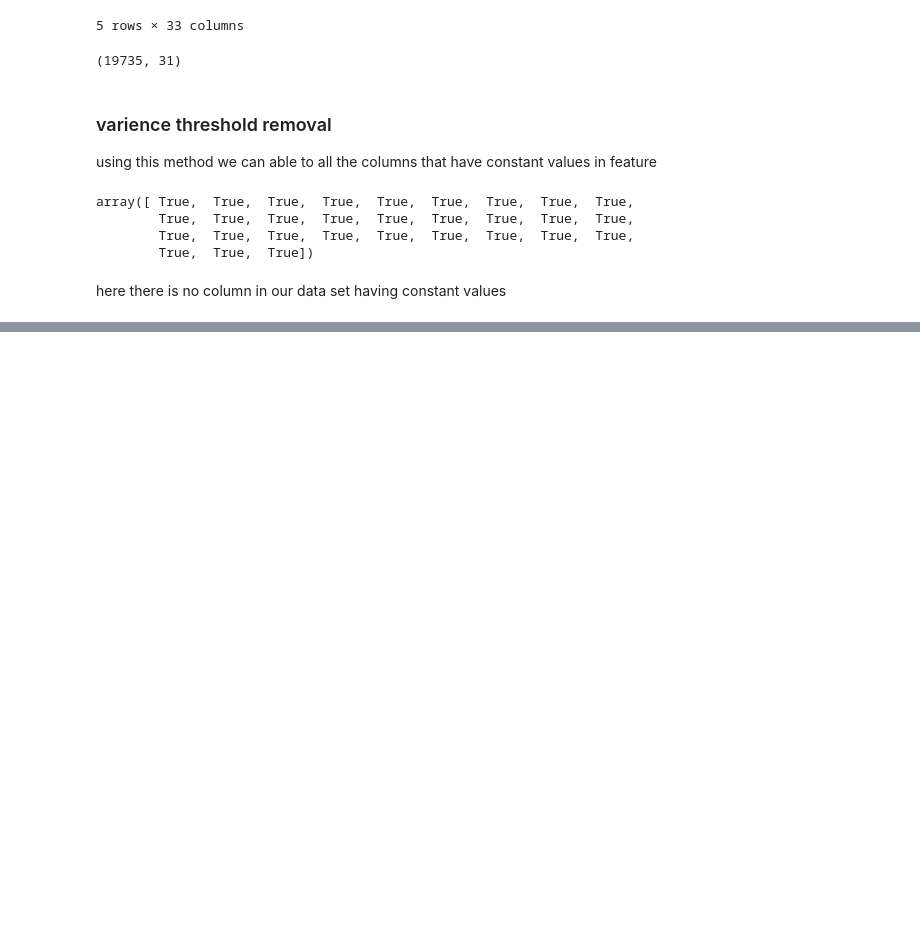
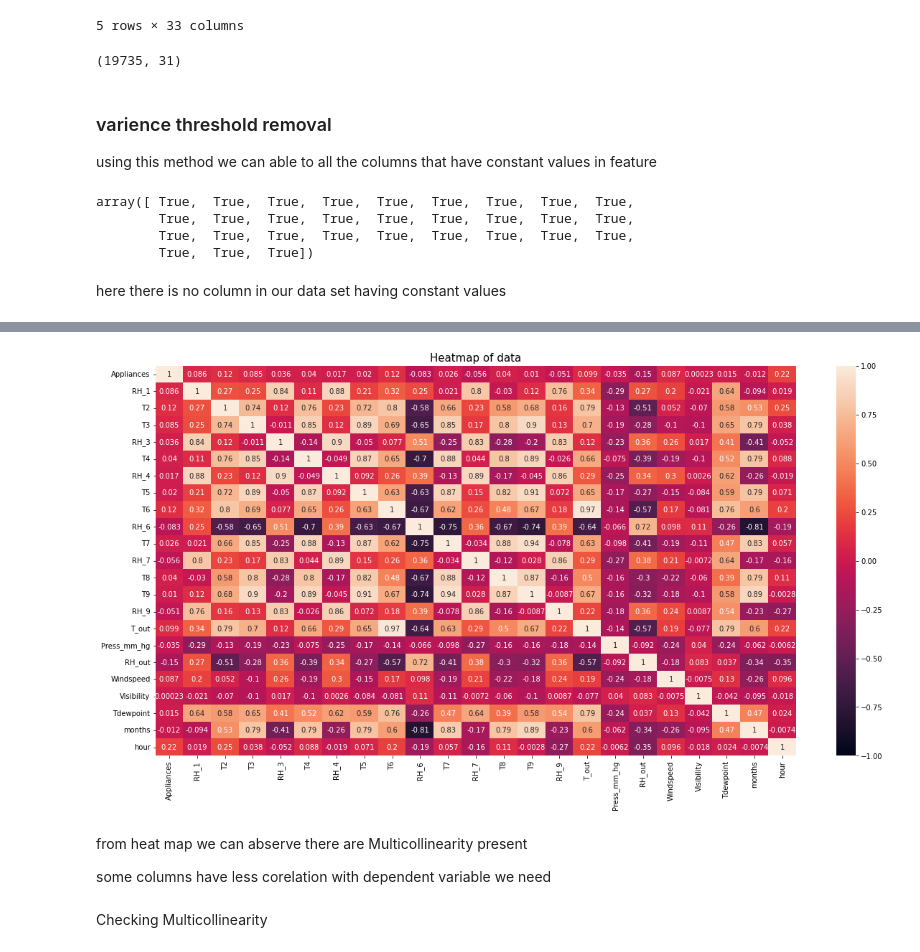
Before and after one commit to Manojpatil123/Capstone-project-Supervised_machinelearning-on-Appliance-Energy-Prediction, a Jupyter notebook: Appliance_Energy_Prediction.ipynb, the cells around one changed output, grey strips where cells are left out. Drawn from its saved outputs; the diff is of its cells as text; code cells hidden in the pictures; blank space fills up the shorter version.

```diff
--- a/Appliance_Energy_Prediction.ipynb
+++ b/Appliance_Energy_Prediction.ipynb
@@ -526,0 +569,13 @@ here there is no column in our data set having constant values
+# %%
+#checking correlation with all columns using heat map
+corrmat = df.corr()
+plt.rcParams["figure.figsize"] = (20,10)
+sns.heatmap(corrmat, vmin=-1,annot = True)
+plt.title("Heatmap of data",fontsize= 15)
+plt.show()
+# %% [output]
+[figure, added]
+# %% [markdown]
+from heat map we can abserve there are Multicollinearity present
+
+some columns have less corelation with dependent variable we need
@@ -526,0 +585,2 @@ here there is no column in our data set having constant values
+# %% [markdown]
+Checking Multicollinearity
```
Also changed, not shown: parts of 127 cells of this notebook.
